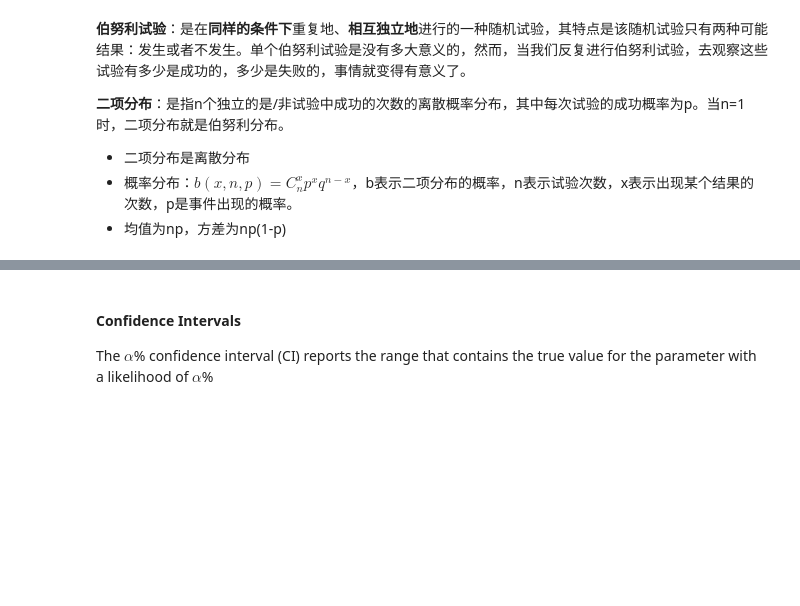
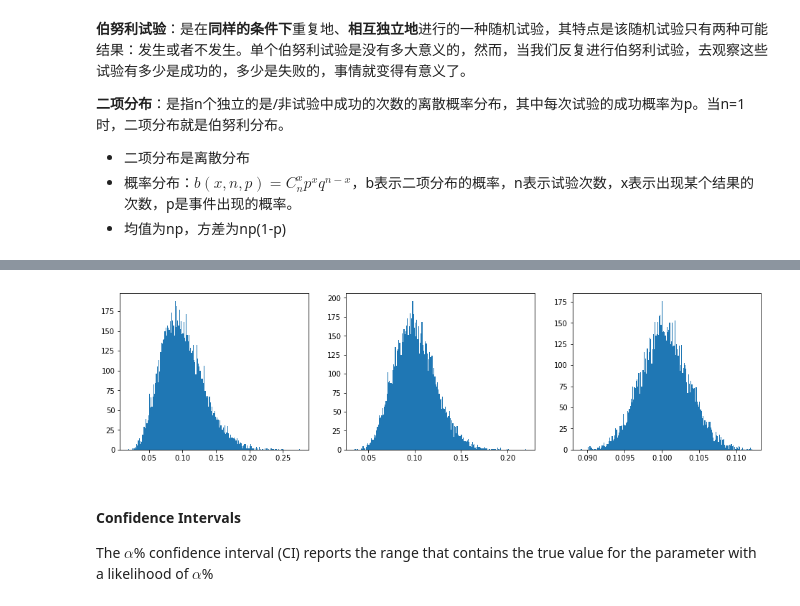
Before and after one commit to w26738/Notebook, a Jupyter notebook: data_analysis/statistics_101.ipynb, the cells around one changed output, grey strips where cells are left out. Saved outputs shown, nothing was run; the diff lists cells and outputs as text; code cells hidden in the pictures; blank space fills up the shorter version.

```diff
--- a/data_analysis/statistics_101.ipynb
+++ b/data_analysis/statistics_101.ipynb
@@ -485,3 +525,22 @@ print(binomal_dist.var())
+# %%
+sample10_mean = []
+sample20_mean = []
+sample1000_mean = []
+
+for _ in range(10000):
+    sample10 = np.random.choice(data, 10)
+    sample10_mean.append(sample10.mean())
+    sample20 = np.random.choice(data, 20)
+    sample20_mean.append(sample20.mean())
+    sample1000 = np.random.choice(data, 1000)
+    sample1000_mean.append(sample1000.mean())
+
+fig, axes = plt.subplots(nrows=1, ncols=3, figsize=(16,4))
+axes[0].hist(sample10_mean, bins=200)
+axes[1].hist(sample20_mean, bins=200)
+axes[2].hist(sample1000_mean, bins=200);
+# %% [output]
+[figure, added]
 # %% [markdown]
 #### Confidence Intervals
 The $\alpha$% confidence interval (CI) reports the range that contains
```
Also changed, not shown: parts of 25 cells of this notebook.
